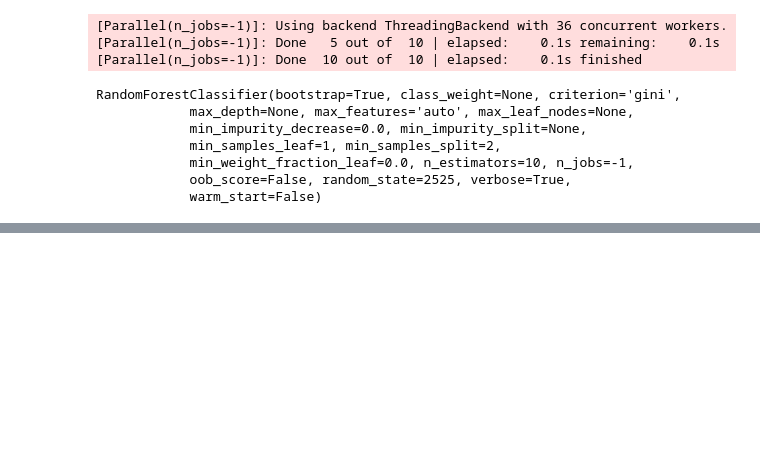
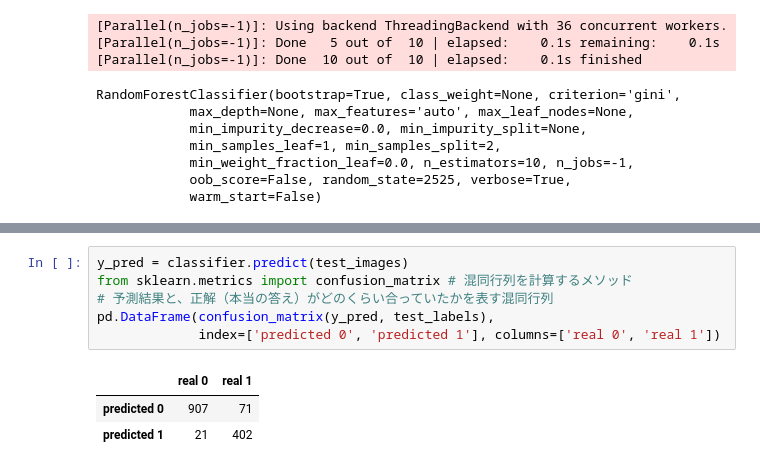
Before and after one commit to MANO-B/MicroSEC, a Jupyter notebook: MANOSEC.ipynb, the cells around one changed output, grey strips where cells are left out. Drawn from its saved outputs; the diff is of its cells as text; blank space fills up the shorter version.

```diff
--- a/MANOSEC.ipynb
+++ b/MANOSEC.ipynb
@@ -374,0 +344,10 @@ AUC curve : 0.980966
+# %%
+y_pred = classifier.predict(test_images)
+from sklearn.metrics import confusion_matrix # 混同行列を計算するメソッド
+# 予測結果と、正解（本当の答え）がどのくらい合っていたかを表す混同行列
+pd.DataFrame(confusion_matrix(y_pred, test_labels),
+             index=['predicted 0', 'predicted 1'], columns=['real 0', 'real 1'])
+# %% [output]
+|  | real 0 | real 1 |
+| predicted 0 | 907 | 71 |
+| predicted 1 | 21 | 402 |
```
Also changed, not shown: parts of 15 cells of this notebook, 1 other file.
